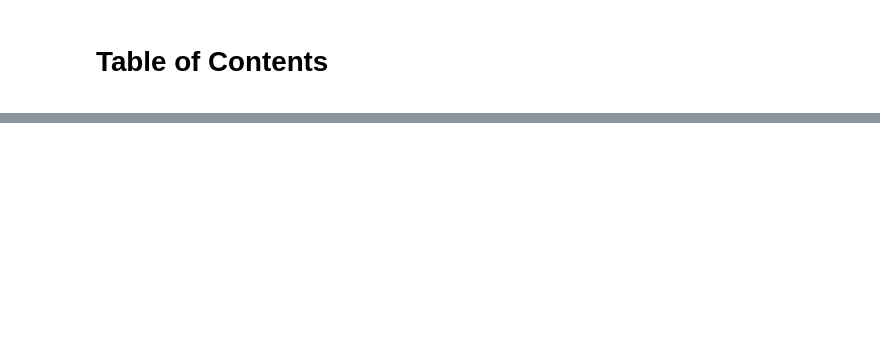
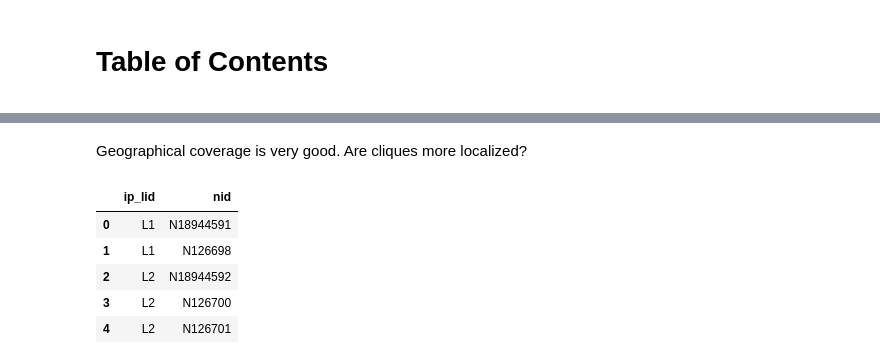
Before and after one commit to tduberne/internet-topology, a Jupyter notebook: notebooks/001-td-node-locations.ipynb, the cells around one changed output, grey strips where cells are left out. Cells and saved outputs as stored; diff of their text form; code cells hidden in the pictures; blank space fills up the shorter version.

```diff
--- a/notebooks/001-td-node-locations.ipynb
+++ b/notebooks/001-td-node-locations.ipynb
@@ -19,3 +36,20 @@ plt.show()
 # %% [output]
 [interactive output not drawn]
 [interactive output not drawn]
+# %% [markdown]
+Geographical coverage is very good. Are cliques more localized?
+# %%
+cliques = pd.read_csv(ds.interim_path('cliques.csv.bz2'),
+                      encoding='latin-1',
+                      engine='c',
+                      dtype={'ip_lid': str,
+                             'nid':str},
+                      skiprows=lambda x: x > 1000)
+cliques.head()
+# %% [output]
+|  | ip_lid | nid |
+| 0 | L1 | N18944591 |
+| 1 | L1 | N126698 |
+| 2 | L2 | N18944592 |
+| 3 | L2 | N126700 |
+| 4 | L2 | N126701 |
```
Also changed, not shown: parts of 7 cells of this notebook.
